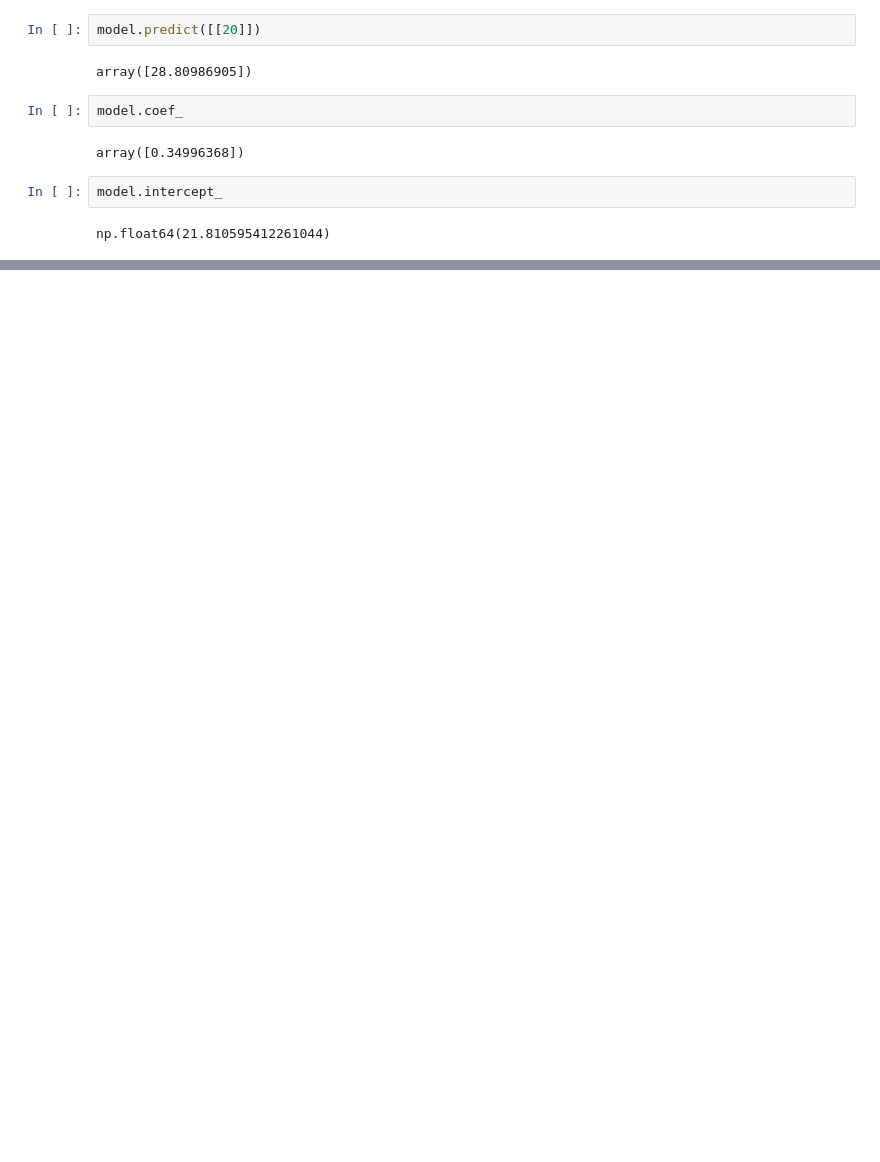
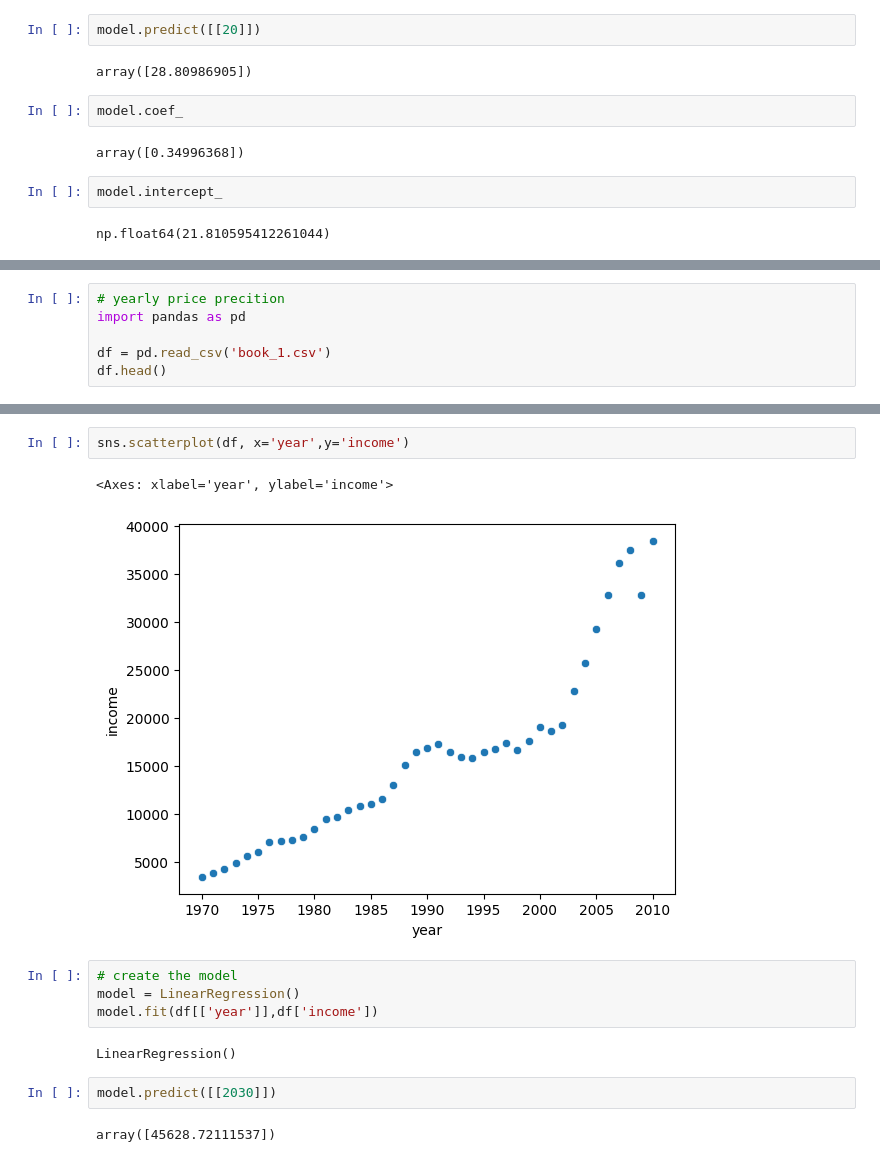
Before and after one commit to SajjadAli068/Machine-Learning, a Jupyter notebook: Area to price pridition using Linear Regression/Linear_Regression_pra.ipynb, the cells around one changed output, grey strips where cells are left out. Saved outputs shown, nothing was run; the diff lists cells and outputs as text; blank space fills up the shorter version.

```diff
--- a/Area to price pridition using Linear Regression/Linear_Regression_pra.ipynb
+++ b/Area to price pridition using Linear Regression/Linear_Regression_pra.ipynb
@@ -151,0 +257,6 @@ np.float64(21.810595412261044)
+# %%
+# yearly price precition
+import pandas as pd
+
+df = pd.read_csv('book_1.csv')
+df.head()
@@ -151,0 +270,15 @@ np.float64(21.810595412261044)
+# %%
+sns.scatterplot(df, x='year',y='income')
+# %% [output]
+<Axes: xlabel='year', ylabel='income'>
+[figure, added]
+# %%
+# create the model
+model = LinearRegression()
+model.fit(df[['year']],df['income'])
+# %% [output]
+LinearRegression()
+# %%
+model.predict([[2030]])
+# %% [output]
+array([45628.72111537])
```
Also changed, not shown: parts of 20 cells of this notebook, 3 other files.
